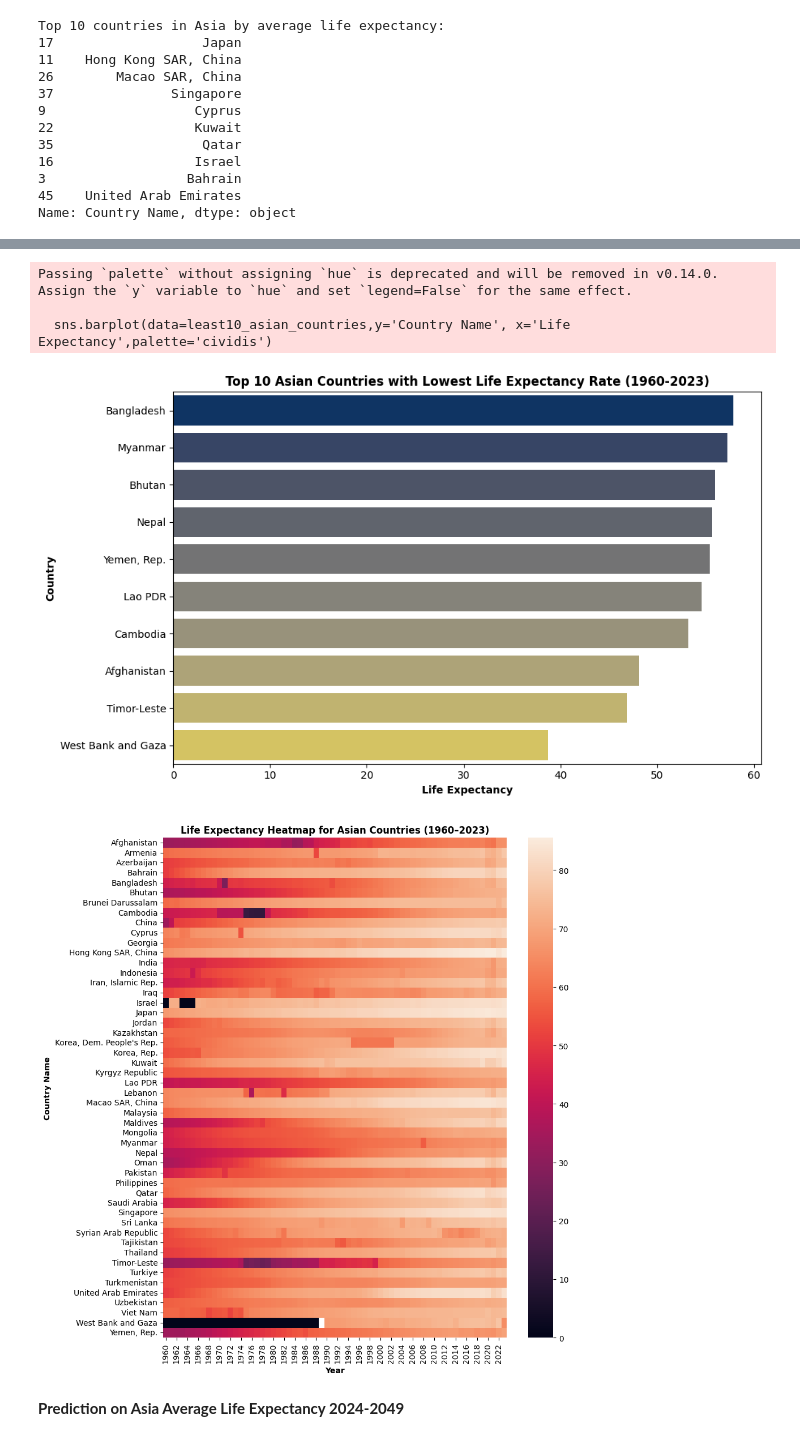
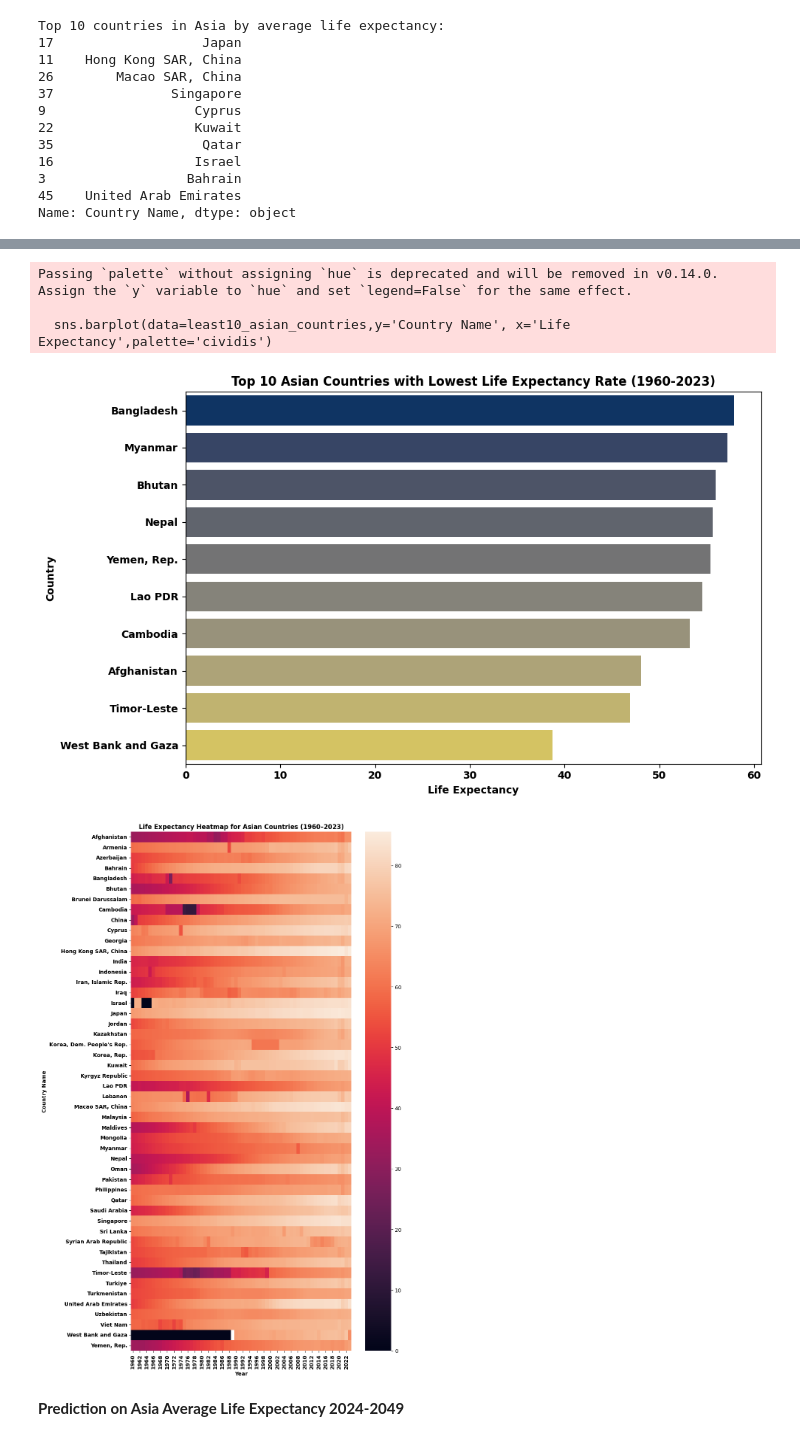
Before and after one commit to BrentOchieng/Global-Life-Expectancy-Trend-1960-2049, a Jupyter notebook: Global_Life_expectancy_Trends_(1960_2023).ipynb, the cells around one changed output, grey strips where cells are left out. Drawn from its saved outputs; the diff is of its cells as text; code cells hidden in the pictures.

```diff
--- a/Global_Life_expectancy_Trends_(1960_2023).ipynb
+++ b/Global_Life_expectancy_Trends_(1960_2023).ipynb
@@ -1348,26 +1443,30 @@ sns.barplot(data=least10_asian_countries,y='Country Name', x='Life Expectancy',p
 plt.title('Top 10 Asian Countries with Lowest Life Expectancy Rate (1960-2023)',fontweight='bold')
 plt.xlabel('Life Expectancy', fontweight='bold')
 plt.ylabel('Country',fontweight='bold')
+plt.xticks(fontweight='bold')
+plt.yticks(fontweight='bold')
 plt.tight_layout()
 plt.show()
 # %% [output]
 Passing `palette` without assigning `hue` is deprecated and will be removed in v0.14.0. Assign the `y` variable to `hue` and set `legend=False` for the same effect.
 
   sns.barplot(data=least10_asian_countries,y='Country Name', x='Life Expectancy',palette='cividis')
-[figure, old version]
+[figure, new version]
 # %%
 #plotting average life expectancy asia heatmap
 asia_pivot=asia_df.pivot(index='Country Name',columns='Year', values='Life Expectancy')
 
-plt.figure(figsize=(10,10))
+plt.figure(figsize=(10,15))
 sns.heatmap(data=asia_pivot,cmap=None,annot=False,fmt='.1f',)
 plt.title("Life Expectancy Heatmap for Asian Countries (1960–2023)",fontweight='bold')
 plt.xlabel("Year", fontweight='bold')
 plt.ylabel("Country Name", fontweight='bold')
+plt.xticks(fontweight='bold')
+plt.yticks(fontweight='bold')
 plt.tight_layout()
 plt.show()
 # %% [output]
-[figure, old version]
+[figure, new version]
 # %% [markdown]
 **Prediction on Asia Average Life Expectancy 2024-2049**
 # %%
```
Also changed, not shown: parts of 40 cells of this notebook.
